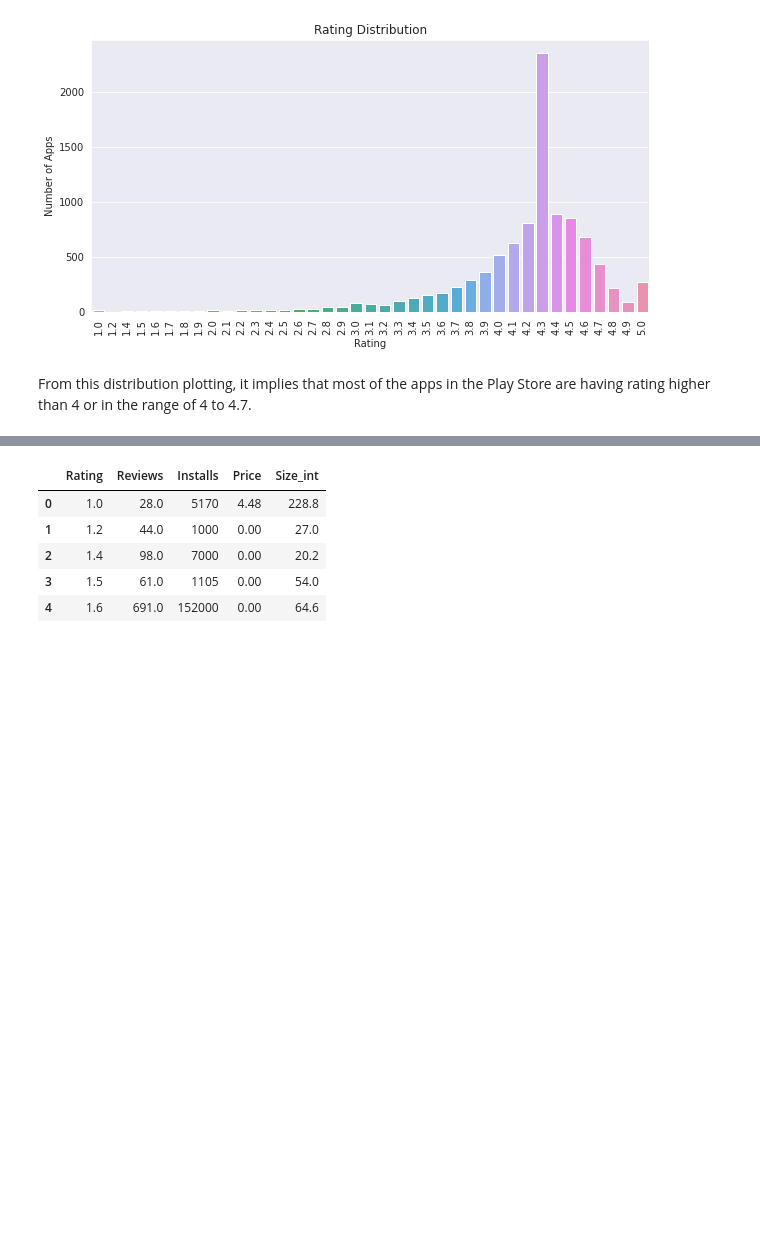
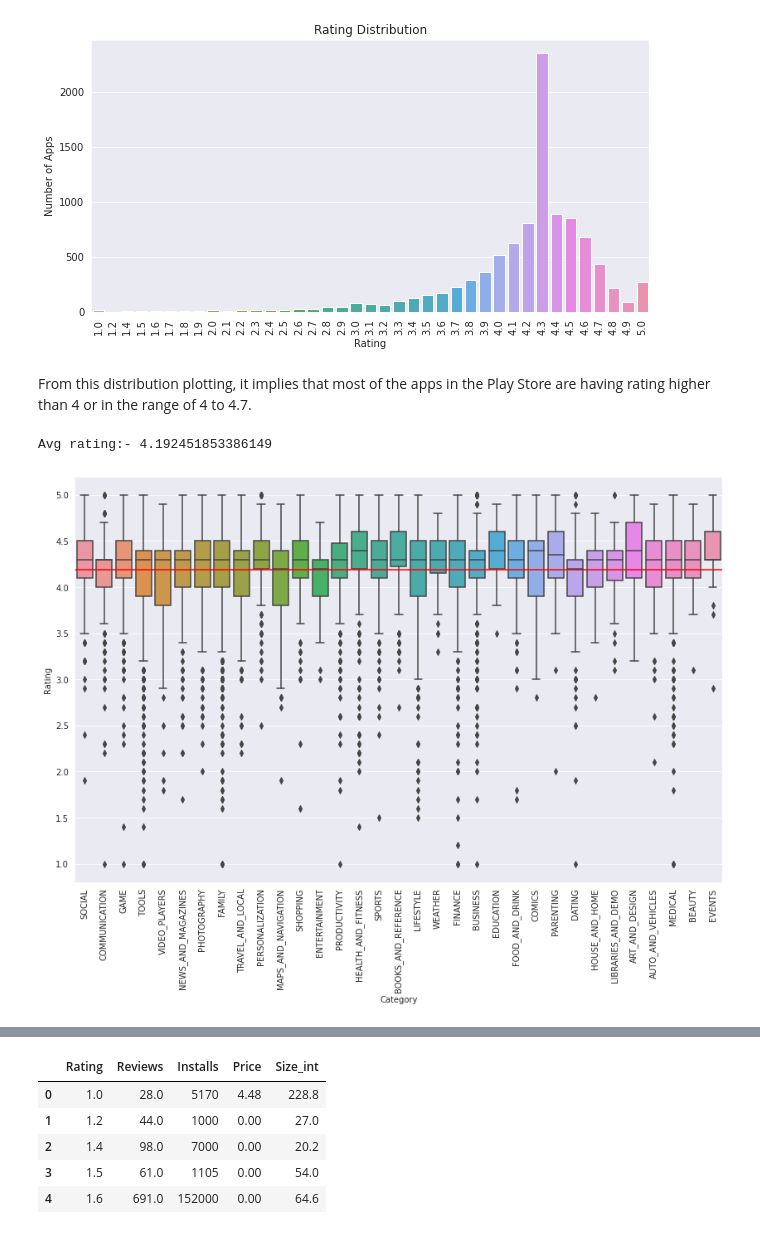
Before and after one commit to satyam-jyoti-sankar/Play_store_data_analysis, a Jupyter notebook: Copy_of_Play_Store_App_Review_Analysis_Capstone_Project.ipynb, the cells around one changed output, grey strips where cells are left out. Cells and saved outputs as stored; diff of their text form; code cells hidden in the pictures; blank space fills up the shorter version.

```diff
--- a/Copy_of_Play_Store_App_Review_Analysis_Capstone_Project.ipynb
+++ b/Copy_of_Play_Store_App_Review_Analysis_Capstone_Project.ipynb
@@ -364,3 +364,15 @@ plt.show()
 [figure]
 # %% [markdown]
 From this distribution plotting, it implies that most of the apps in the Play Store are having rating higher than 4 or in the range of 4 to 4.7.
+# %%
+#Compare  the app catagory wise with rating..here we she which catagory get more rating with avg and which is low
+plt.figure(figsize=(14,9))
+
+
+val = sns.boxplot(data=df2, x="Category", y="Rating")
+val.axhline(df2['Rating'].mean(),ls="-",color="red")
+x=plt.xticks(rotation=90)
+print('Avg rating:-',df2['Rating'].mean())
+# %% [output]
+Avg rating:- 4.192451853386149
+[figure, added]
```
Also changed, not shown: parts of 4 cells of this notebook.
